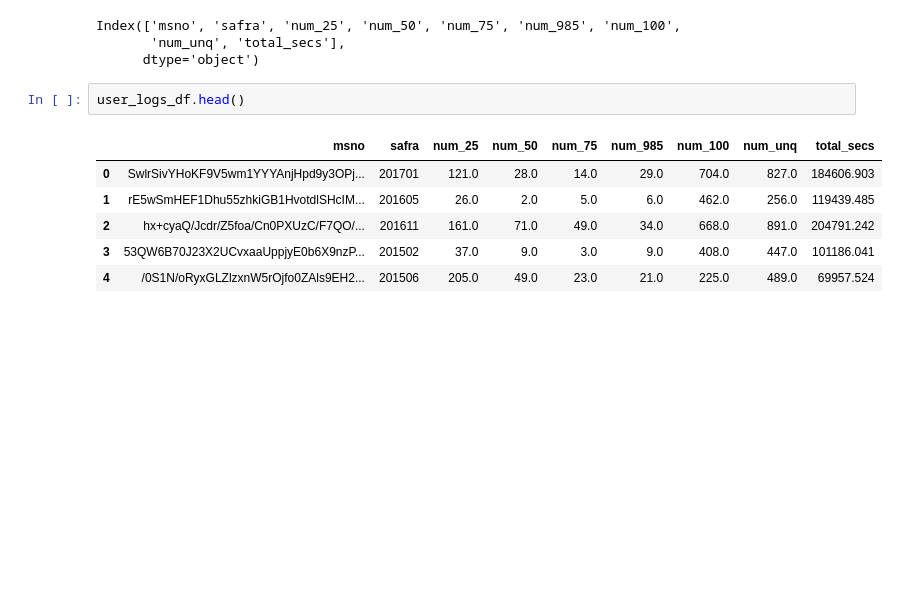
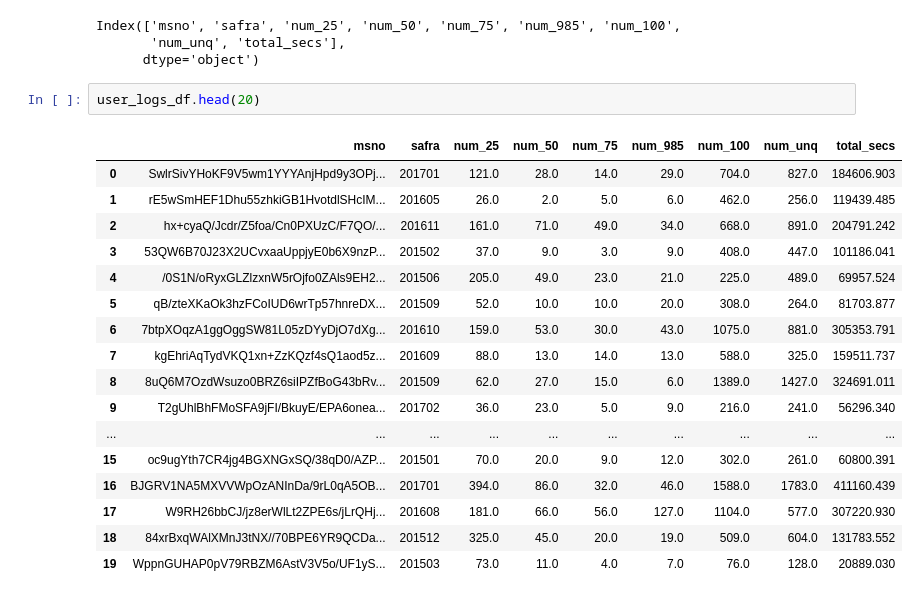
Before and after one commit to CaioAFA/2025-case-data-master-caio-arrabal, a Jupyter notebook: notebooks/01-Data-Exploring.ipynb, the cells around one changed output. Cells and saved outputs as stored; diff of their text form; blank space fills up the shorter version.

```diff
--- a/notebooks/01-Data-Exploring.ipynb
+++ b/notebooks/01-Data-Exploring.ipynb
@@ -54,11 +134,22 @@ Index(['msno', 'safra', 'num_25', 'num_50', 'num_75', 'num_985', 'num_100',
        'num_unq', 'total_secs'],
       dtype='object')
 # %%
-user_logs_df.head()
+user_logs_df.head(20)
 # %% [output]
 |  | msno | safra | num_25 | num_50 | num_75 | num_985 | num_100 | num_unq | total_secs |
 | 0 | SwlrSivYHoKF9V5wm1YYYAnjHpd9y3OPj... | 201701 | 121.0 | 28.0 | 14.0 | 29.0 | 704.0 | 827.0 | 184606.903 |
 | 1 | rE5wSmHEF1Dhu55zhkiGB1HvotdlSHcIM... | 201605 | 26.0 | 2.0 | 5.0 | 6.0 | 462.0 | 256.0 | 119439.485 |
 | 2 | hx+cyaQ/Jcdr/Z5foa/Cn0PXUzC/F7QO/... | 201611 | 161.0 | 71.0 | 49.0 | 34.0 | 668.0 | 891.0 | 204791.242 |
 | 3 | 53QW6B70J23X2UCvxaaUppjyE0b6X9nzP... | 201502 | 37.0 | 9.0 | 3.0 | 9.0 | 408.0 | 447.0 | 101186.041 |
 | 4 | /0S1N/oRyxGLZlzxnW5rOjfo0ZAls9EH2... | 201506 | 205.0 | 49.0 | 23.0 | 21.0 | 225.0 | 489.0 | 69957.524 |
+| 5 | qB/zteXKaOk3hzFCoIUD6wrTp57hnreDX... | 201509 | 52.0 | 10.0 | 10.0 | 20.0 | 308.0 | 264.0 | 81703.877 |
+| 6 | 7btpXOqzA1ggOggSW81L05zDYyDjO7dXg... | 201610 | 159.0 | 53.0 | 30.0 | 43.0 | 1075.0 | 881.0 | 305353.791 |
+| 7 | kgEhriAqTydVKQ1xn+ZzKQzf4sQ1aod5z... | 201609 | 88.0 | 13.0 | 14.0 | 13.0 | 588.0 | 325.0 | 159511.737 |
+| 8 | 8uQ6M7OzdWsuzo0BRZ6siIPZfBoG43bRv... | 201509 | 62.0 | 27.0 | 15.0 | 6.0 | 1389.0 | 1427.0 | 324691.011 |
+| 9 | T2gUhlBhFMoSFA9jFI/BkuyE/EPA6onea... | 201702 | 36.0 | 23.0 | 5.0 | 9.0 | 216.0 | 241.0 | 56296.340 |
+| ... | ... | ... | ... | ... | ... | ... | ... | ... | ... |
+| 15 | oc9ugYth7CR4jg4BGXNGxSQ/38qD0/AZP... | 201501 | 70.0 | 20.0 | 9.0 | 12.0 | 302.0 | 261.0 | 60800.391 |
+| 16 | BJGRV1NA5MXVVWpOzANInDa/9rL0qA5OB... | 201701 | 394.0 | 86.0 | 32.0 | 46.0 | 1588.0 | 1783.0 | 411160.439 |
+| 17 | W9RH26bbCJ/jz8erWlLt2ZPE6s/jLrQHj... | 201608 | 181.0 | 66.0 | 56.0 | 127.0 | 1104.0 | 577.0 | 307220.930 |
+| 18 | 84xrBxqWAlXMnJ3tNX//70BPE6YR9QCDa... | 201512 | 325.0 | 45.0 | 20.0 | 19.0 | 509.0 | 604.0 | 131783.552 |
+| 19 | WppnGUHAP0pV79RBZM6AstV3V5o/UF1yS... | 201503 | 73.0 | 11.0 | 4.0 | 7.0 | 76.0 | 128.0 | 20889.030 |
```
Also changed, not shown: parts of 12 cells of this notebook.
